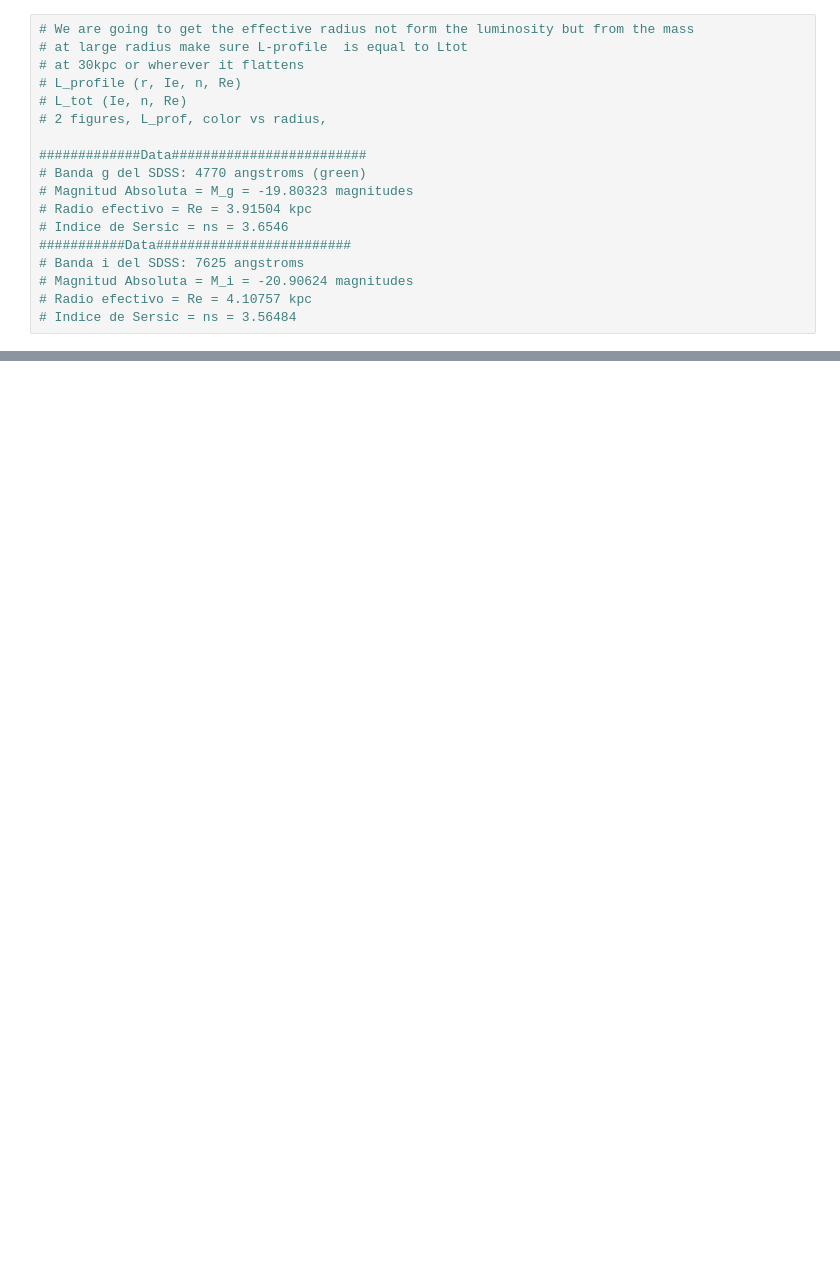
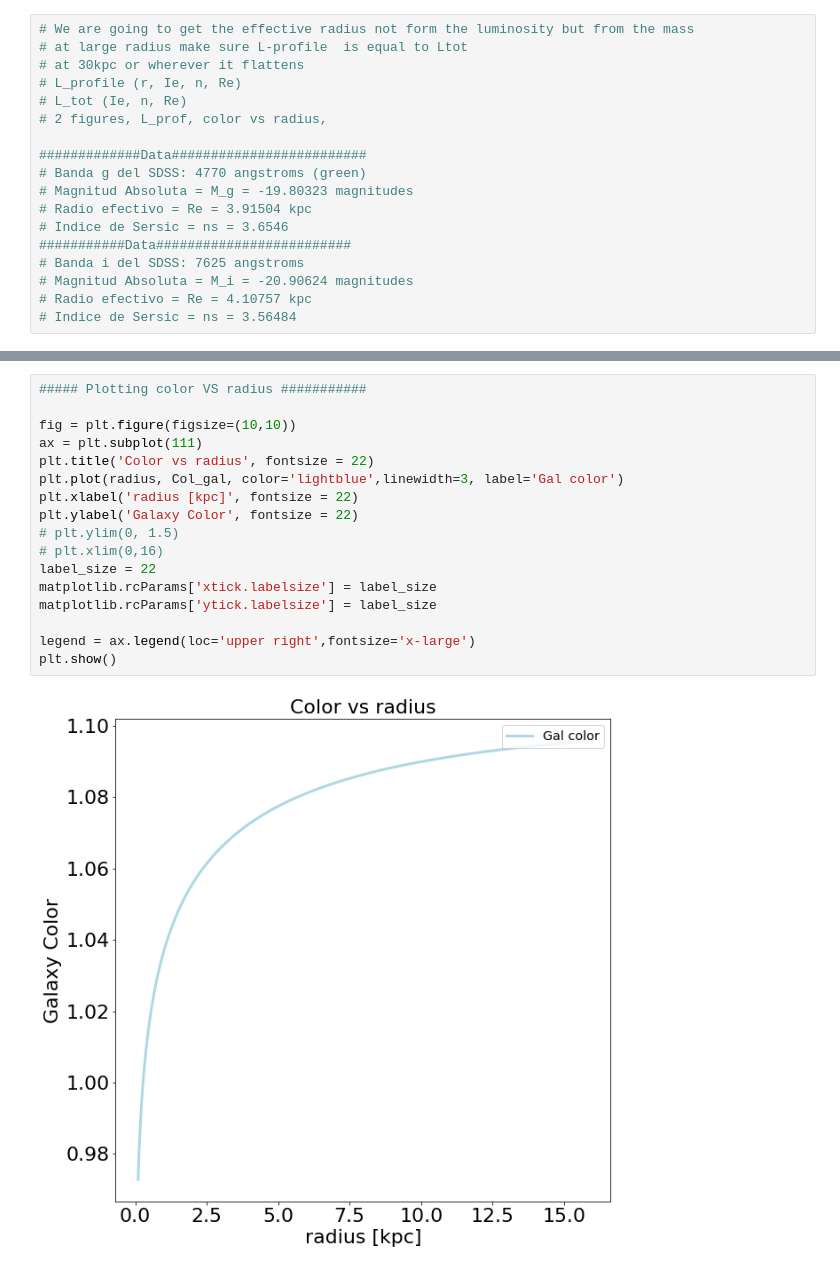
Before and after one commit to Ximena89/UNAM, a Jupyter notebook: mass_frac/Ms_Mdm_frac.ipynb, the cells around one changed output, grey strips where cells are left out. Cells and saved outputs as stored; diff of their text form; blank space fills up the shorter version.

```diff
--- a/mass_frac/Ms_Mdm_frac.ipynb
+++ b/mass_frac/Ms_Mdm_frac.ipynb
@@ -329,0 +424,19 @@ gamma(1)
+# %%
+##### Plotting color VS radius ###########
+
+fig = plt.figure(figsize=(10,10))
+ax = plt.subplot(111)
+plt.title('Color vs radius', fontsize = 22)
+plt.plot(radius, Col_gal, color='lightblue',linewidth=3, label='Gal color')
+plt.xlabel('radius [kpc]', fontsize = 22)
+plt.ylabel('Galaxy Color', fontsize = 22)
+# plt.ylim(0, 1.5)
+# plt.xlim(0,16)
+label_size = 22
+matplotlib.rcParams['xtick.labelsize'] = label_size
+matplotlib.rcParams['ytick.labelsize'] = label_size
+
+legend = ax.legend(loc='upper right',fontsize='x-large')
+plt.show()
+# %% [output]
+[figure, added]
```
Also changed, not shown: parts of 15 cells of this notebook.
